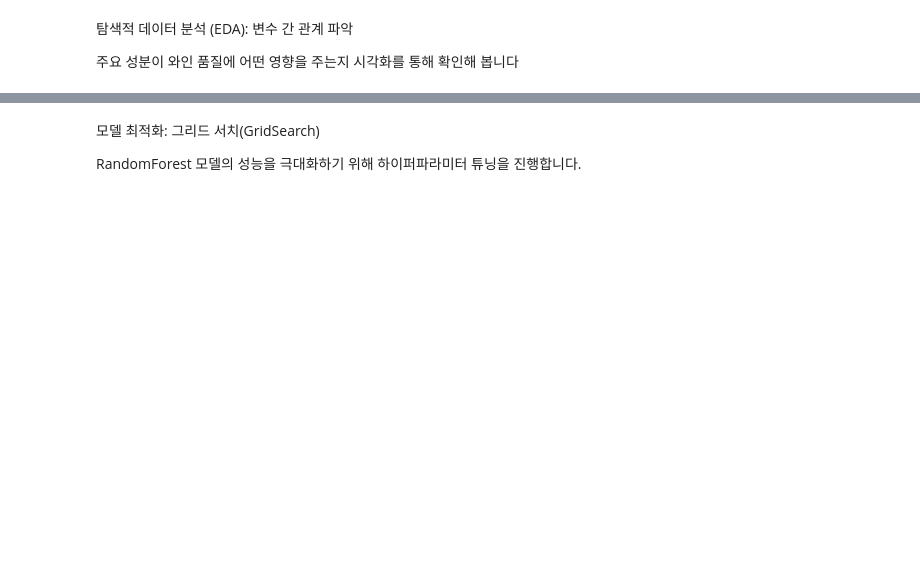
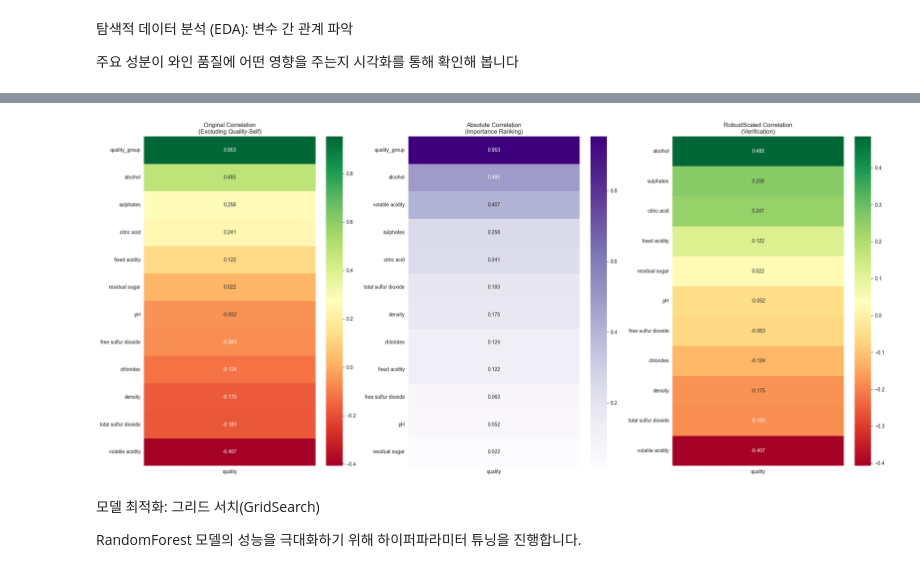
Before and after one commit to EDA-podo-wine/EDA-podo-wine, a Jupyter notebook: EDA_podo_wine.ipynb, the cells around one changed output, grey strips where cells are left out. Drawn from its saved outputs; the diff is of its cells as text; code cells hidden in the pictures; blank space fills up the shorter version.

```diff
--- a/EDA_podo_wine.ipynb
+++ b/EDA_podo_wine.ipynb
@@ -143,3 +154,37 @@ plt.show()
+# %%
+# 1. 원본 데이터 상관관계 (quality 자기 자신 제외)
+corr_original = wine_df.corr()[["quality"]].drop(index="quality", errors="ignore").sort_values(by="quality", ascending=False)
+
+# 2. 상관관계 절대값 (quality 자기 자신 제외)
+corr_abs = wine_df.corr()[["quality"]].drop(index="quality", errors="ignore").abs().sort_values(by="quality", ascending=False)
+
+# 3. RobustScaler 적용 후 상관관계 (quality 자기 자신 제외)
+scaler_robust = RobustScaler()
+features = wine_df.drop(columns=["quality", "quality_group", "quality_binary"], errors="ignore")
+scaled_data = scaler_robust.fit_transform(features)
+scaled_df = pd.DataFrame(scaled_data, columns=features.columns)
+scaled_df["quality"] = wine_df["quality"].values
+corr_robust = scaled_df.corr()[["quality"]].drop(index="quality", errors="ignore").sort_values(by="quality", ascending=False)
+
+# 시각화 (1행 3열 비교)
+fig, ax = plt.subplots(1, 3, figsize=(22, 10))
+
+# [0] 원본 히트맵
+sns.heatmap(corr_original, annot=True, cmap="RdYlGn", fmt=".3f", ax=ax[0])
+ax[0].set_title("Original Correlation\n(Excluding Quality-Self)")
+
+# [1] 절대값 히트맵
+sns.heatmap(corr_abs, annot=True, cmap="Purples", fmt=".3f", ax=ax[1])
+ax[1].set_title("Absolute Correlation\n(Importance Ranking)")
+
+# [2] RobustScaler 히트맵
+sns.heatmap(corr_robust, annot=True, cmap="RdYlGn", fmt=".3f", ax=ax[2])
+ax[2].set_title("RobustScaled Correlation\n(Verification)")
+
+plt.tight_layout()
+plt.show()
+# %% [output]
+[figure, added]
 # %% [markdown]
 모델 최적화: 그리드 서치(GridSearch)
 
```
Also changed, not shown: parts of 10 cells of this notebook.
